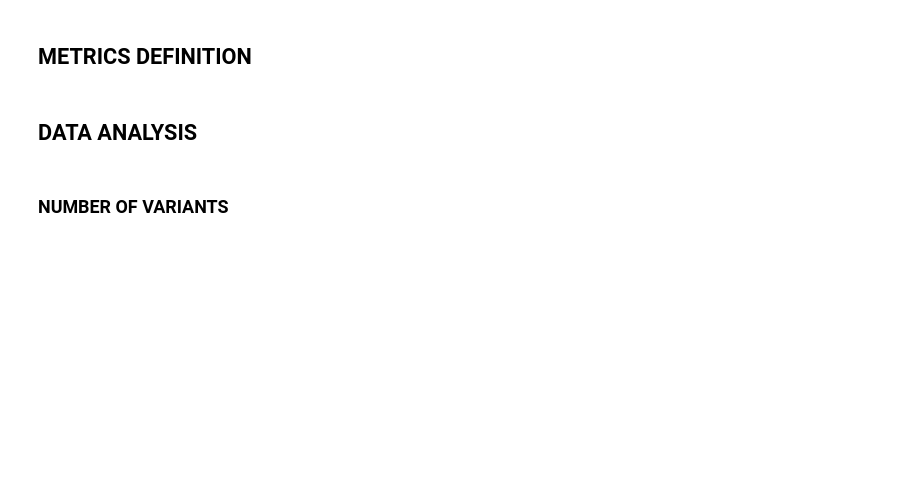
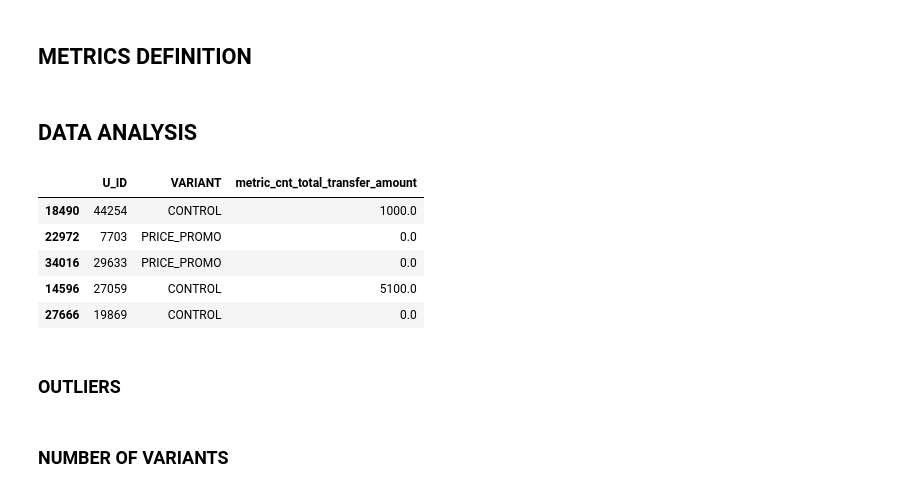
Before and after one commit to EAlmazanG/ab-test-framework, a Jupyter notebook: notebooks/ab-test_framework_template.ipynb, the cells around one changed output. Cells and saved outputs as stored; diff of their text form; code cells hidden in the pictures; blank space fills up the shorter version.

```diff
--- a/notebooks/ab-test_framework_template.ipynb
+++ b/notebooks/ab-test_framework_template.ipynb
@@ -149,8 +151,21 @@ df['metric_cvr_transaction'] = df['TOTAL_TRANSFER_AMOUNT'].apply(lambda x: 1 if
 ## DATA ANALYSIS
 # %%
 # select metrics and columns involved in the test
-metric = 'metric_cvr_transaction'
+primary_key_column = 'U_ID'
+metric_column = 'metric_cnt_total_transfer_amount'
 variant_column = 'VARIANT'
+
+selected_df = df[[primary_key_column, variant_column, metric_column]]
+display(selected_df.sample(5))
+# %% [output]
+|  | U_ID | VARIANT | metric_cnt_total_transfer_amount |
+| 18490 | 44254 | CONTROL | 1000.0 |
+| 22972 | 7703 | PRICE_PROMO | 0.0 |
+| 34016 | 29633 | PRICE_PROMO | 0.0 |
+| 14596 | 27059 | CONTROL | 5100.0 |
+| 27666 | 19869 | CONTROL | 0.0 |
+# %% [markdown]
+### OUTLIERS
 # %% [markdown]
 ### NUMBER OF VARIANTS
 # %%
```
Also changed, not shown: parts of 6 cells of this notebook.
